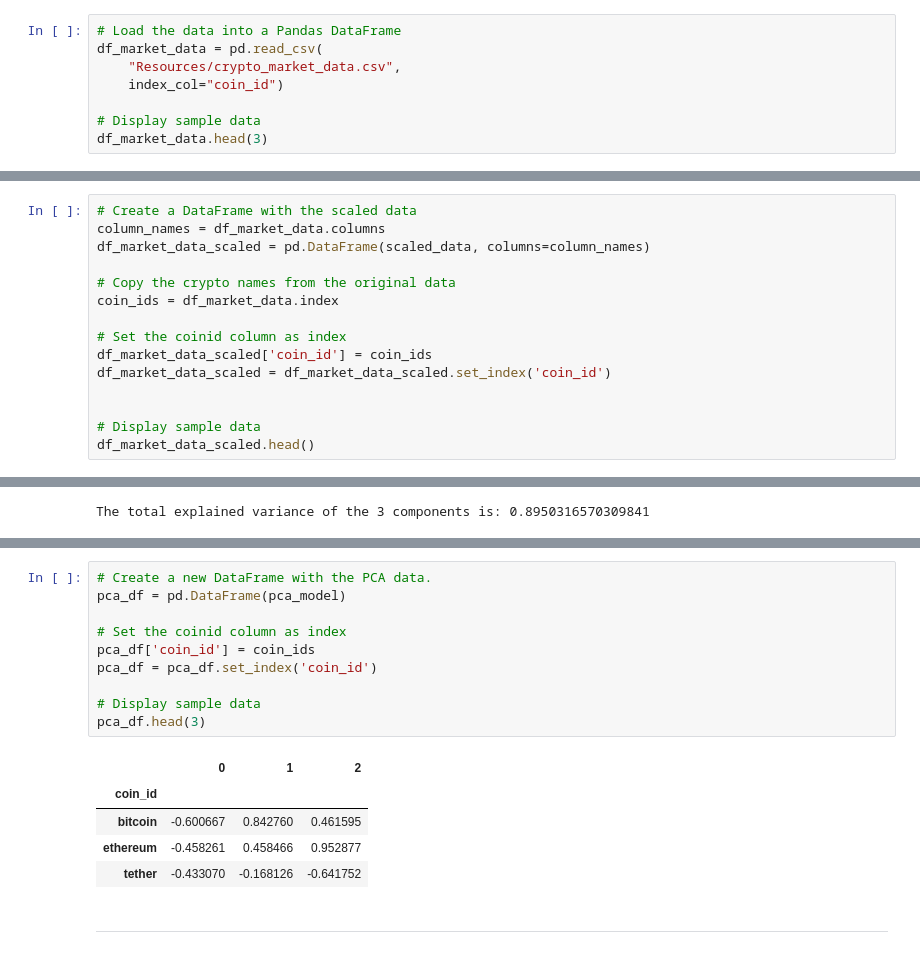
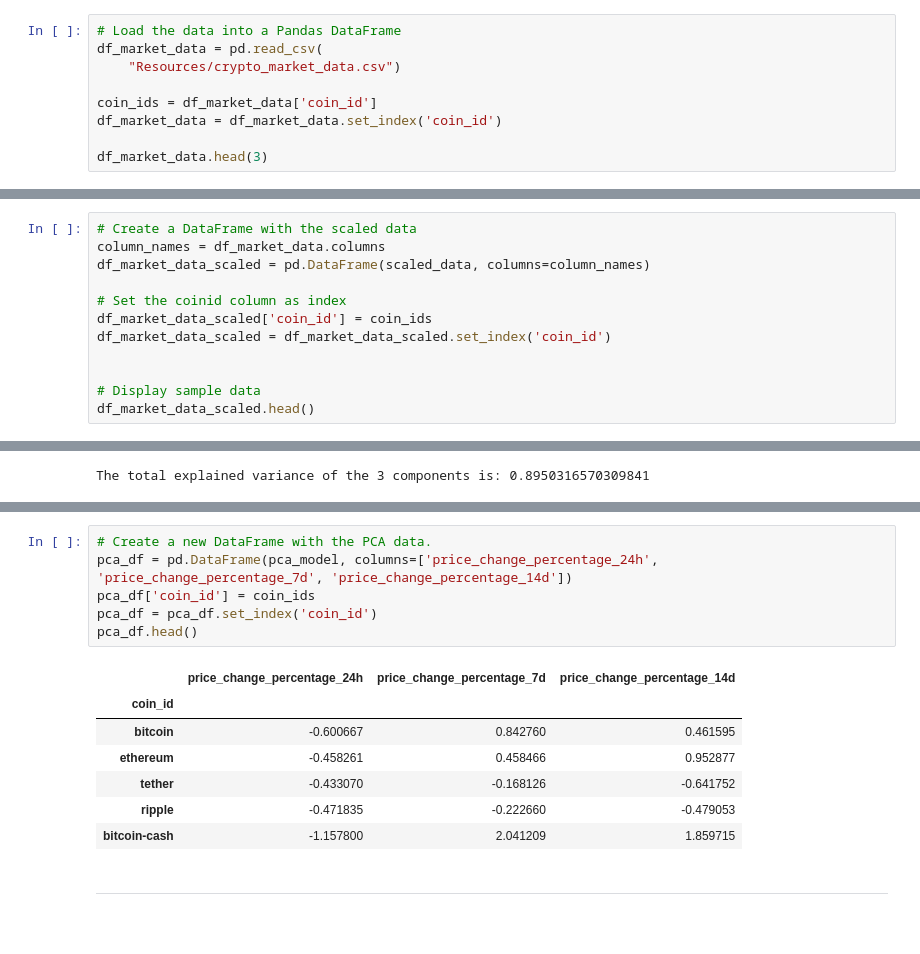
Before and after one commit to cxnoii/CryptoClustering, a Jupyter notebook: Crypto_Clustering_starter_code.ipynb, the cells around one changed output, grey strips where cells are left out. Saved outputs shown, nothing was run; the diff lists cells and outputs as text; blank space fills up the shorter version.

```diff
--- a/Crypto_Clustering_starter_code.ipynb
+++ b/Crypto_Clustering_starter_code.ipynb
@@ -12,10 +9,11 @@ import numpy
 # %%
 # Load the data into a Pandas DataFrame
 df_market_data = pd.read_csv(
-    "Resources/crypto_market_data.csv",
-    index_col="coin_id")
+    "Resources/crypto_market_data.csv")
 
-# Display sample data
+coin_ids = df_market_data['coin_id']
+df_market_data = df_market_data.set_index('coin_id')
+
 df_market_data.head(3)
 # %% [output]
 |  | price_change_percentage_24h | price_change_percentage_7d | price_change_percentage_14d | price_change_percentage_30d | ... |
@@ -57,9 +45,6 @@ scaled_data = scaler.fit_transform(df_market_data)
 # Create a DataFrame with the scaled data
 column_names = df_market_data.columns
 df_market_data_scaled = pd.DataFrame(scaled_data, columns=column_names)
-
-# Copy the crypto names from the original data
-coin_ids = df_market_data.index
 
 # Set the coinid column as index
 df_market_data_scaled['coin_id'] = coin_ids
@@ -222,19 +177,17 @@ The total explained variance of the 3 components is: 0.8950316570309841
 # %%
 # Create a new DataFrame with the PCA data.
-pca_df = pd.DataFrame(pca_model)
-
-# Set the coinid column as index
+pca_df = pd.DataFrame(pca_model, columns=['price_change_percentage_24h', 'price_change_percentage_7d', 'price_change_percentage_14d'])
 pca_df['coin_id'] = coin_ids
 pca_df = pca_df.set_index('coin_id')
-
-# Display sample data
-pca_df.head(3)
+pca_df.head()
 # %% [output]
-|  | 0 | 1 | 2 |
+|  | price_change_percentage_24h | price_change_percentage_7d | price_change_percentage_14d |
 | coin_id |  |  |  |
 | bitcoin | -0.600667 | 0.842760 | 0.461595 |
 | ethereum | -0.458261 | 0.458466 | 0.952877 |
 | tether | -0.433070 | -0.168126 | -0.641752 |
+| ripple | -0.471835 | -0.222660 | -0.479053 |
+| bitcoin-cash | -1.157800 | 2.041209 | 1.859715 |
 # %% [markdown]
 ---
 # %% [markdown]
```
Also changed, not shown: parts of 30 cells of this notebook.
